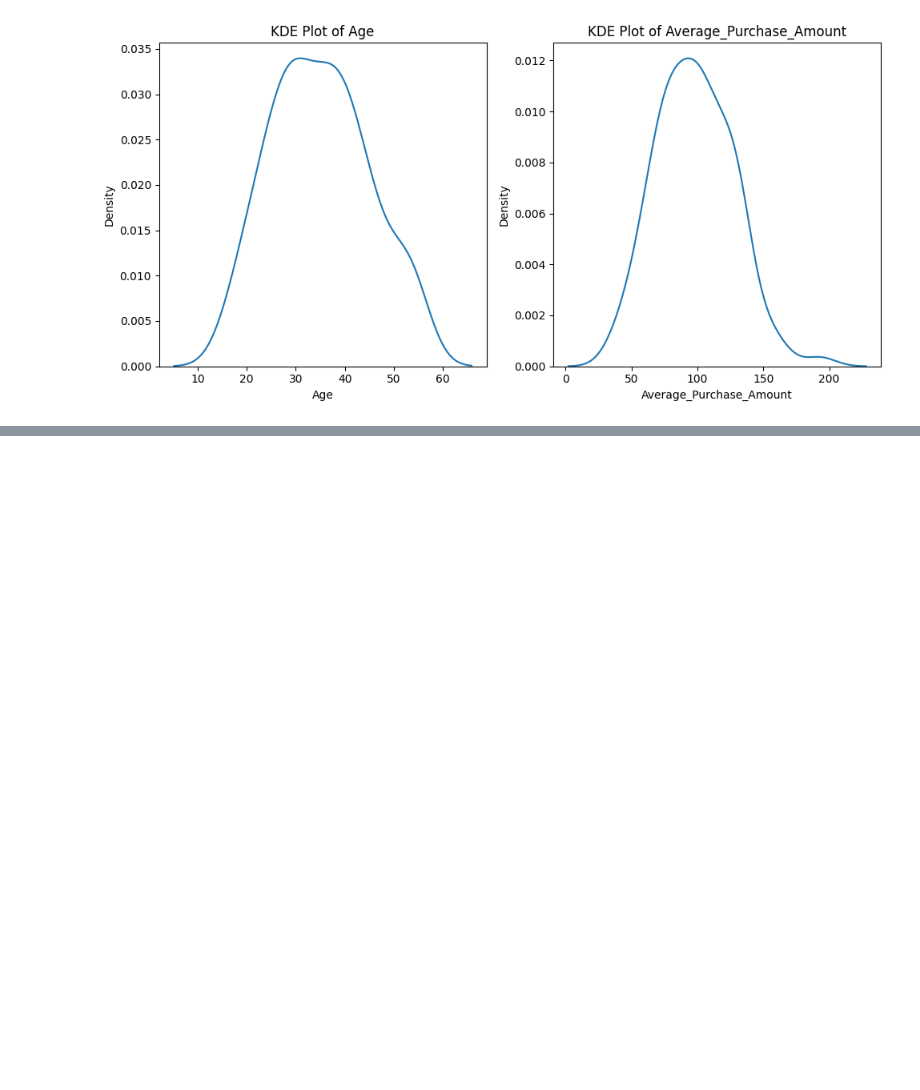
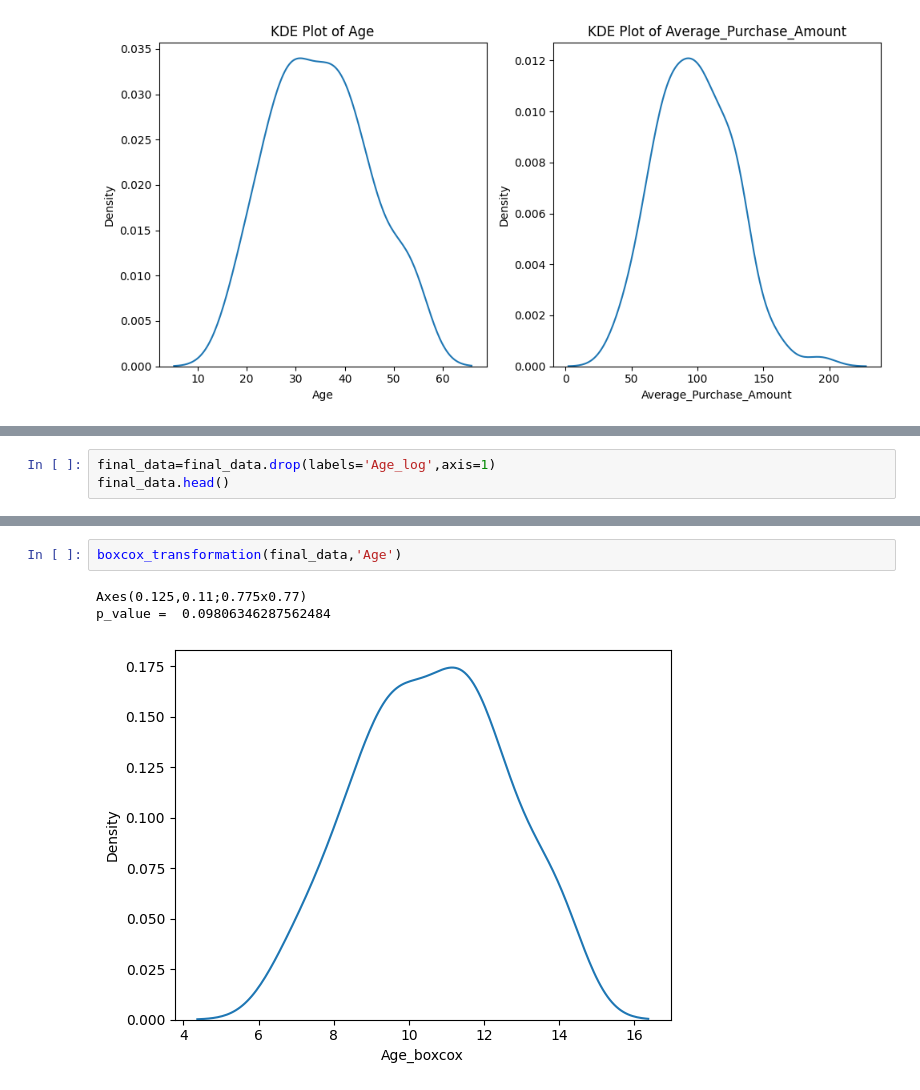
Before and after one commit to ABBAS-37405/PYTHON-AND-DATA-SCIENCE, a Jupyter notebook: dataclean.ipynb, the cells around one changed output, grey strips where cells are left out. Drawn from its saved outputs; the diff is of its cells as text; blank space fills up the shorter version.

```diff
--- a/dataclean.ipynb
+++ b/dataclean.ipynb
@@ -642,0 +717,3 @@ plt.show()
+# %%
+final_data=final_data.drop(labels='Age_log',axis=1)
+final_data.head()
@@ -642,0 +737,6 @@ plt.show()
+# %%
+boxcox_transformation(final_data,'Age')
+# %% [output]
+Axes(0.125,0.11;0.775x0.77)
+p_value =  0.09806346287562484
+[figure, added]
```
Also changed, not shown: parts of 20 cells of this notebook.
